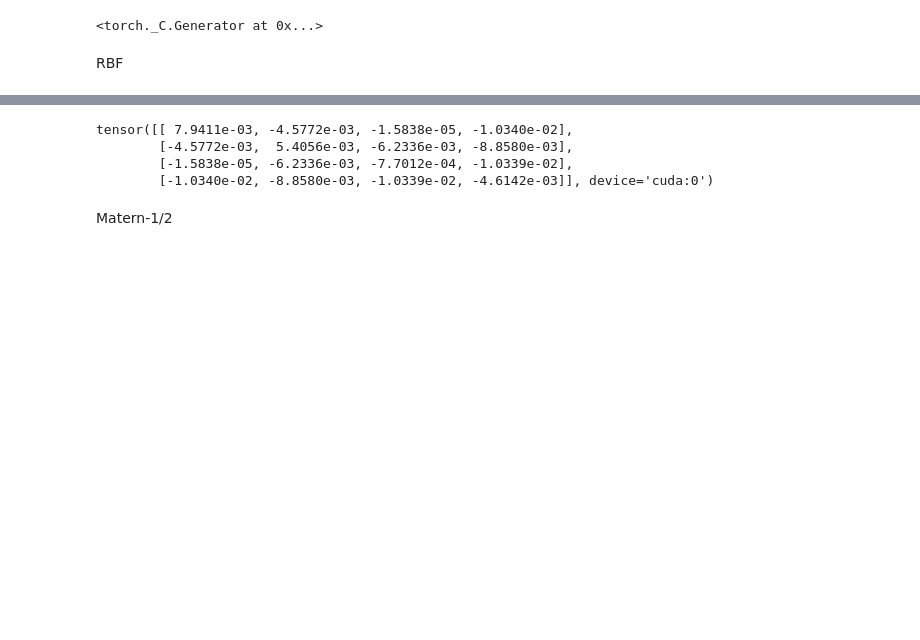
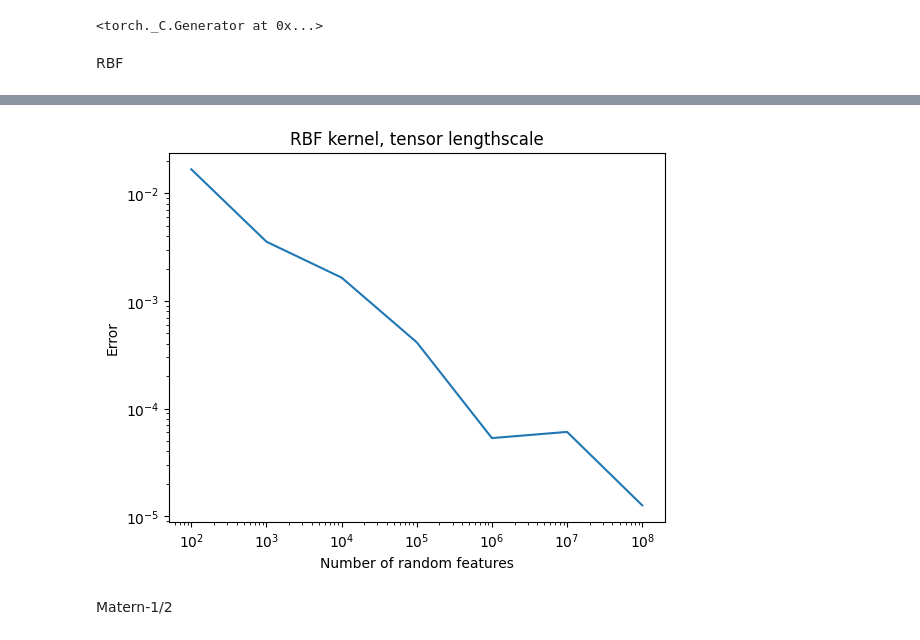
Before and after one commit to pratikrathore8/scalable_gp_inference, a Jupyter notebook: test_random_features.ipynb, the cells around one changed output, grey strips where cells are left out. Drawn from its saved outputs; the diff is of its cells as text; code cells hidden in the pictures; blank space fills up the shorter version.

```diff
--- a/test_random_features.ipynb
+++ b/test_random_features.ipynb
@@ -70,11 +87,8 @@ tensor([[-0.0158,  0.0121, -0.0035, -0.0098],
 # %%
-diff = test_rf_fn(RBFLinOp, rbf_random_features, X, lengthscale_tensor, num_features)
-print(diff)
+diffs_00 = test_rf_fn_grid(RBFLinOp, rbf_random_features, X, lengthscale_tensor, num_features_grid, idx1=idx1, idx2=idx2)
+plot_diffs(diffs_00, "RBF kernel, tensor lengthscale")
 # %% [output]
-tensor([[ 7.9411e-03, -4.5772e-03, -1.5838e-05, -1.0340e-02],
-        [-4.5772e-03,  5.4056e-03, -6.2336e-03, -8.8580e-03],
-        [-1.5838e-05, -6.2336e-03, -7.7012e-04, -1.0339e-02],
-        [-1.0340e-02, -8.8580e-03, -1.0339e-02, -4.6142e-03]], device='cuda:0')
+[figure, added]
 # %% [markdown]
 Matern-1/2
 # %%
```
Also changed, not shown: parts of 12 cells of this notebook.
